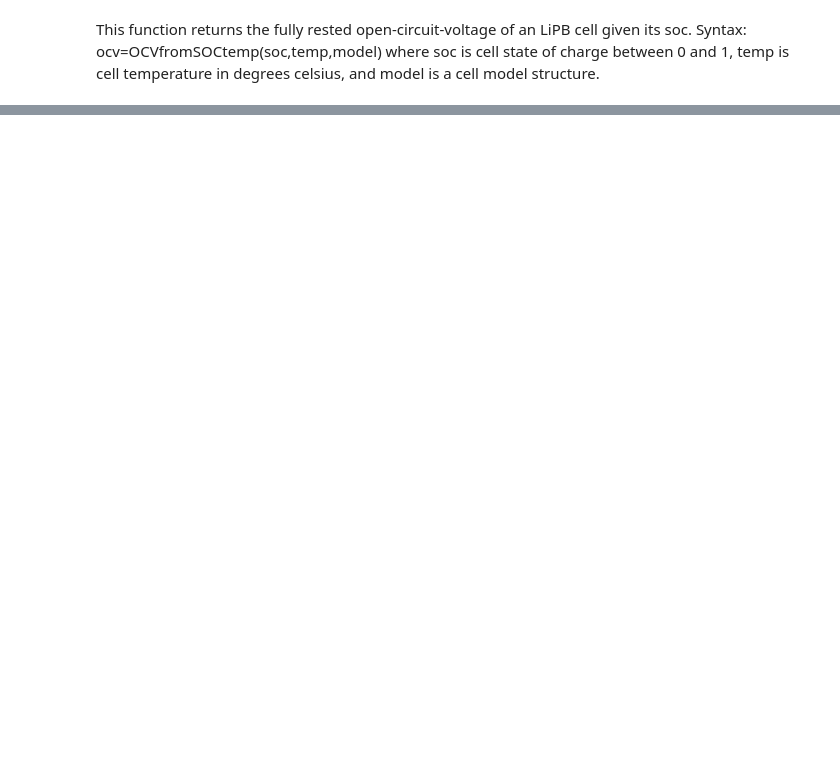
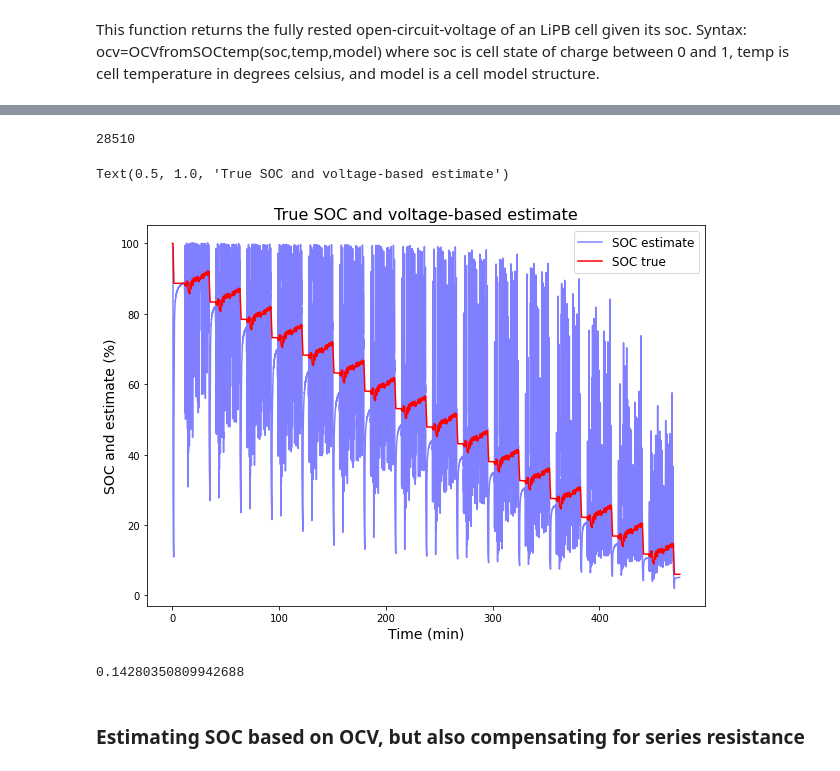
Before and after one commit to mattybohan/bms-specialization, a Jupyter notebook: course-3/notebooks/2022-03-30-mtb-lesson_3.1.4.ipynb, the cells around one changed output, grey strips where cells are left out. Cells and saved outputs as stored; diff of their text form; code cells hidden in the pictures; blank space fills up the shorter version.

```diff
--- a/course-3/notebooks/2022-03-30-mtb-lesson_3.1.4.ipynb
+++ b/course-3/notebooks/2022-03-30-mtb-lesson_3.1.4.ipynb
@@ -50,0 +66,31 @@ array([0., 0., 0.])
+# %%
+soc_true = data['soc']
+voltage_true = data['voltage']
+# %%
+soc_estimate1 = SOCfromOCVtemp(voltage_true,25,model)
+# %%
+len(soc_estimate1)
+# %% [output]
+28510
+# %%
+t = list(range(len(soc_estimate1)))
+# %%
+t = [t/60 for t in t]
+# %%
+plt.figure(figsize=(10,7))
+plt.plot(t,100*soc_estimate1,label='SOC estimate',color='blue',alpha=0.50)
+plt.plot(t,100*soc_true,label='SOC true',color='red')
+plt.ylabel('SOC and estimate (%)',fontsize=14)
+plt.xlabel('Time (min)',fontsize=14)
+plt.legend(fontsize=12,loc='upper right')
+plt.title('True SOC and voltage-based estimate',fontsize=16)
+# %% [output]
+Text(0.5, 1.0, 'True SOC and voltage-based estimate')
+[figure, added]
+# %%
+rmse1 = np.sqrt(np.mean((soc_true-soc_estimate1)**2))
+rmse1
+# %% [output]
+0.14280350809942688
+# %% [markdown]
+### Estimating SOC based on OCV, but also compensating for series resistance
```
Also changed, not shown: parts of 22 cells of this notebook.
